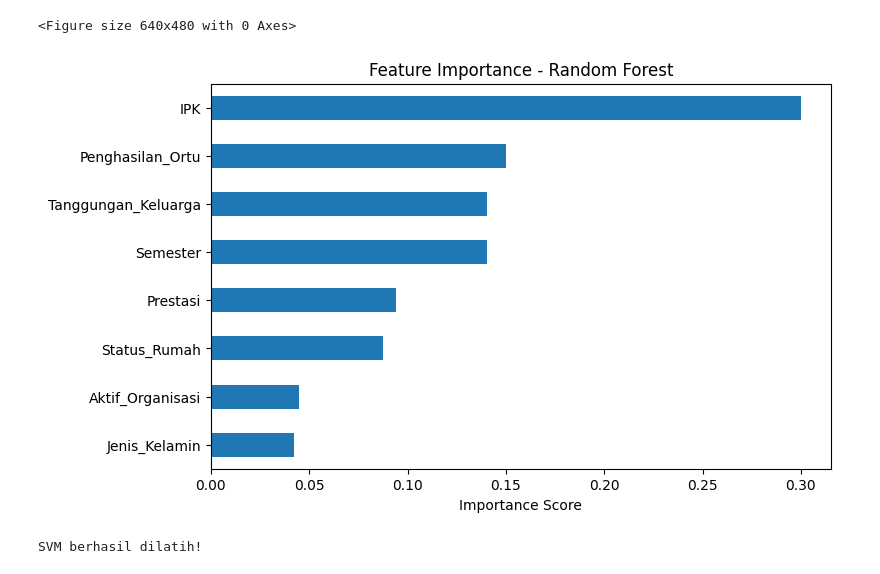
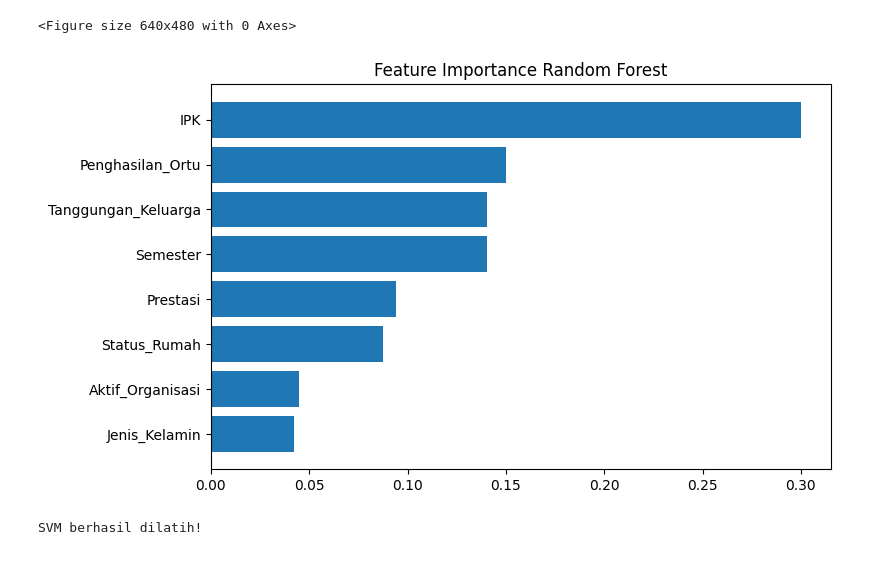
Before and after one commit to rfpmaa/uas-ml, a Jupyter notebook: notebook/UAS_ML.ipynb, the cells around one changed output. Saved outputs shown, nothing was run; the diff lists cells and outputs as text; code cells hidden in the pictures.

```diff
--- a/notebook/UAS_ML.ipynb
+++ b/notebook/UAS_ML.ipynb
@@ -161,3 +197,14 @@ df_encode.head()
 | 2 | 3.43 | 3 | 1500000 | 6 | 3 | 1 | 0 | ... |
 | 3 | 3.73 | 6 | 1000000 | 5 | 4 | 0 | 3 | ... |
 | 4 | 3.12 | 2 | 500000 | 1 | 4 | 0 | 3 | ... |
+# %%
+from sklearn.preprocessing import StandardScaler
+
+X = df_encode.drop("Diterima_Beasiswa", axis=1)
+y = df_encode["Diterima_Beasiswa"]
+
+scaler = StandardScaler()
+
+X_scaled = scaler.fit_transform(X)
+
+print("Scaling berhasil")
@@ -173,11 +222,8 @@ Jumlah target : (300,)
 # %%
 from sklearn.model_selection import train_test_split
 
-X = df_encode.drop("Diterima_Beasiswa", axis=1)
-y = df_encode["Diterima_Beasiswa"]
-
 X_train, X_test, y_train, y_test = train_test_split(
-    X,
+    X_scaled,
     y,
     test_size=0.2,
     random_state=42
@@ -258,21 +304,30 @@ plt.savefig("roc_curve_rf.png", dpi=300, bbox_inches="tight")
 # %% [output]
 <Figure size 640x480 with 0 Axes>
 # %%
+importance = pd.DataFrame({
+    "Feature": X.columns,
+    "Importance": rf.feature_importances_
+})
 
-
-importance = pd.Series(
-    rf.feature_importances_,
-    index=X.columns
-).sort_values(ascending=True)
+importance = importance.sort_values(
+    by="Importance",
+    ascending=False
+)
 
 plt.figure(figsize=(8,5))
-importance.plot(kind="barh")
 
-plt.title("Feature Importance - Random Forest")
-plt.xlabel("Importance Score")
+plt.barh(
+    importance["Feature"],
+    importance["Importance"]
+)
+
+plt.gca().invert_yaxis()
+
+plt.title("Feature Importance Random Forest")
+
 plt.show()
 # %% [output]
-[figure, old version]
+[figure, new version]
 # %%
 from sklearn.svm import SVC
 
```
Also changed, not shown: parts of 3 cells of this notebook.
